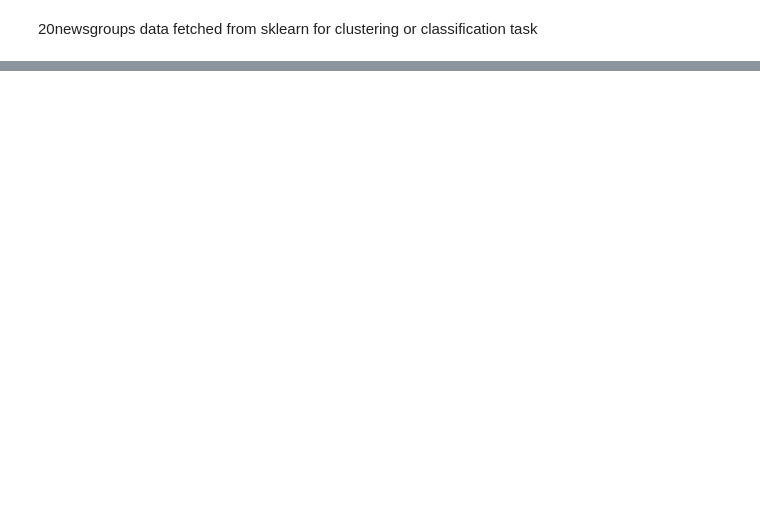
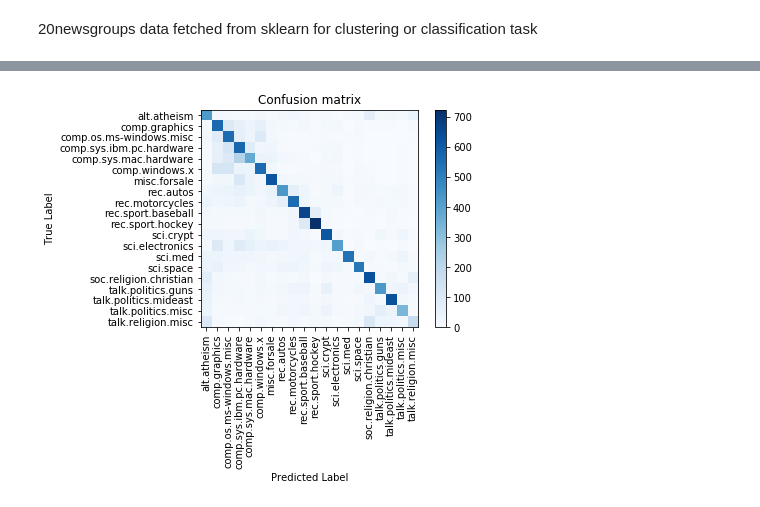
Before and after one commit to werkadd/DW_XAI, a Jupyter notebook: 20newsgroups.ipynb, the cells around one changed output, grey strips where cells are left out. Drawn from its saved outputs; the diff is of its cells as text; code cells hidden in the pictures; blank space fills up the shorter version.

```diff
--- a/20newsgroups.ipynb
+++ b/20newsgroups.ipynb
@@ -141,0 +345,47 @@ df_news_train.head()
+# %%
+def get_k_neighbors_classes(test_id, similarity_matrix, k_neighbors, ascending_metric = True):
+    # move to docstring: if distance is used - the bigger distance the more dissimilar samples - sort Ascendng (get small values)
+    # if we are using similarity we want to have the highest score first - sored descending (set parameter to false)
+    neares_neis = []
+    score_series = pd.Series(similarity_matrix[test_id]).sort_values(ascending = ascending_metric)
+    top_indices = list(score_series.iloc[1:k_neighbors+1].index)
+    top_scores = list(score_series.iloc[1:k_neighbors+1])
+    for i, s in zip(top_indices, top_scores):
+        neares_neis.append((i, list(data_whole['target'])[i], s))
+    #TODO remove that data[target]
+    return (neares_neis)
+
+def predict_classification(test_id, similarity_matrix, k_neighbors, ascending_metric = True):
+    neighbors = get_k_neighbors_classes(test_id, similarity_matrix, k_neighbors, ascending_metric)
+    neighbors_classes = [x[1] for x in neighbors]
+    prediction = max(set(neighbors_classes), key=neighbors_classes.count)
+    return prediction
+# %%
+predicted_labls_cosine =[]
+for i, _ in tqdm(data_whole.iterrows()):
+    predicted_labls_cosine.append(predict_classification(i, cosine_sim, k_neighbors, ascending_metric = False))
+# %%
+from sklearn import metrics
+# Plot information
+def plot_confusion_matrix(cm,
+                          true_classes,
+                          pred_classess,
+                          title = ''):
+    plt.imshow(cm, interpolation = 'nearest', cmap = plt.cm.Blues)
+    plt.title(title)
+    plt.colorbar()
+    xtick_marks = np.arange(len(pred_classess))
+    ytick_marks = np.arange(len(true_classes))
+    plt.xticks(xtick_marks, pred_classess, rotation = 90)
+    plt.yticks(ytick_marks, true_classes)
+    plt.xlabel('Predicted Label')
+    plt.ylabel('True Label')
+
+cm = metrics.confusion_matrix(data_whole['target'], predicted_labls_cosine)
+plt.figure()
+plot_confusion_matrix(cm,
+                      true_classes = newsgroups_train.target_names,
+                      pred_classess = newsgroups_train.target_names,
+                      title = 'Confusion matrix')
+# %% [output]
+[figure, added]
```
Also changed, not shown: parts of 97 cells of this notebook, 1 other file.
